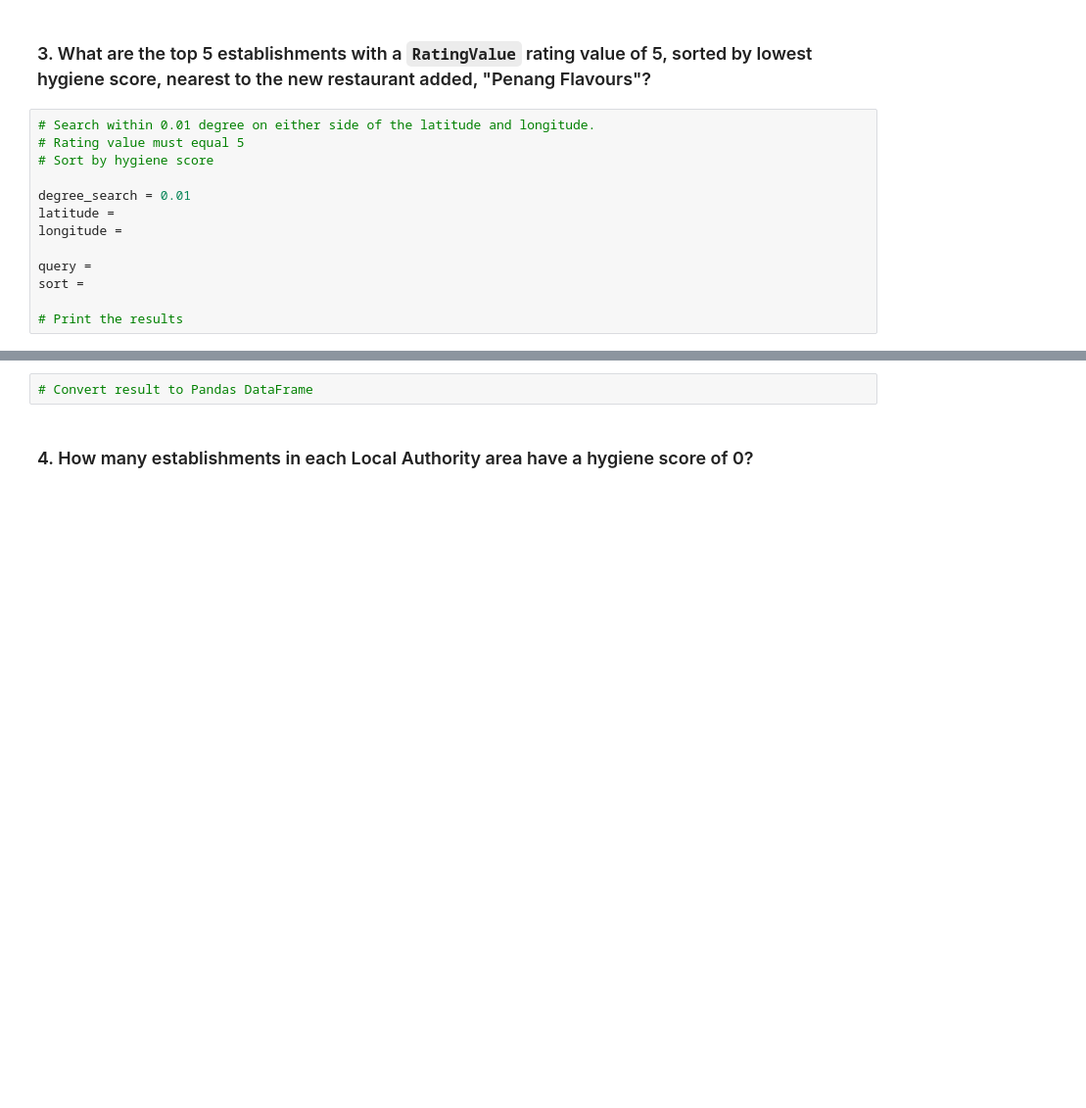
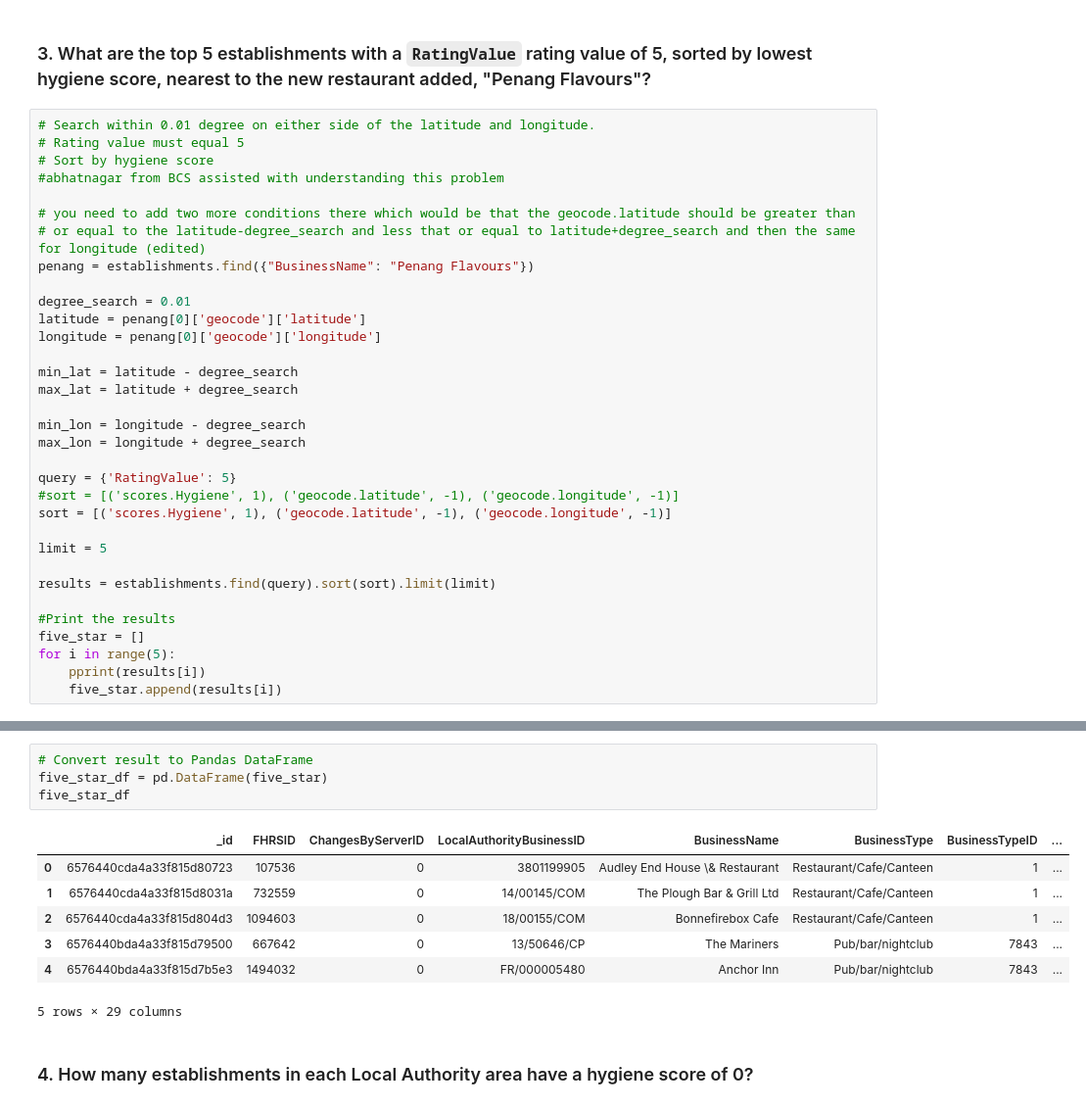
Before and after one commit to sma005/nosql-challenge, a Jupyter notebook: NoSQL_analysis_starter.ipynb, the cells around one changed output, grey strips where cells are left out. Shown at 98% size. Cells and saved outputs as stored; diff of their text form; blank space fills up the shorter version.

Commit message:
one more problem

```diff
--- a/NoSQL_analysis_starter.ipynb
+++ b/NoSQL_analysis_starter.ipynb
@@ -105,12 +141,32 @@ IndexError: no such item for Cursor instance
 # Search within 0.01 degree on either side of the latitude and longitude.
 # Rating value must equal 5
 # Sort by hygiene score
+#abhatnagar from BCS assisted with understanding this problem
+
+# you need to add two more conditions there which would be that the geocode.latitude should be greater than
+# or equal to the latitude-degree_search and less that or equal to latitude+degree_search and then the same for longitude (edited)
+penang = establishments.find({"BusinessName": "Penang Flavours"})
 
 degree_search = 0.01
-latitude =
-longitude =
+latitude = penang[0]['geocode']['latitude']
+longitude = penang[0]['geocode']['longitude']
 
-query =
-sort =
+min_lat = latitude - degree_search
+max_lat = latitude + degree_search
 
-# Print the results
+min_lon = longitude - degree_search
+max_lon = longitude + degree_search
+
+query = {'RatingValue': 5}
+#sort = [('scores.Hygiene', 1), ('geocode.latitude', -1), ('geocode.longitude', -1)]
+sort = [('scores.Hygiene', 1), ('geocode.latitude', -1), ('geocode.longitude', -1)]
+
+limit = 5
+
+results = establishments.find(query).sort(sort).limit(limit)
+
+#Print the results
+five_star = []
+for i in range(5):
+    pprint(results[i])
+    five_star.append(results[i])
@@ -117,5 +191,15 @@ sort =
 # %%
 # Convert result to Pandas DataFrame
+five_star_df = pd.DataFrame(five_star)
+five_star_df
+# %% [output]
+|  | _id | FHRSID | ChangesByServerID | LocalAuthorityBusinessID | BusinessName | BusinessType | BusinessTypeID | ... |
+| 0 | 6576440cda4a33f815d80723 | 107536 | 0 | 3801199905 | Audley End House \& Restaurant | Restaurant/Cafe/Canteen | 1 | ... |
+| 1 | 6576440cda4a33f815d8031a | 732559 | 0 | 14/00145/COM | The Plough Bar & Grill Ltd | Restaurant/Cafe/Canteen | 1 | ... |
+| 2 | 6576440cda4a33f815d804d3 | 1094603 | 0 | 18/00155/COM | Bonnefirebox Cafe | Restaurant/Cafe/Canteen | 1 | ... |
+| 3 | 6576440bda4a33f815d79500 | 667642 | 0 | 13/50646/CP | The Mariners | Pub/bar/nightclub | 7843 | ... |
+| 4 | 6576440bda4a33f815d7b5e3 | 1494032 | 0 | FR/000005480 | Anchor Inn | Pub/bar/nightclub | 7843 | ... |
+5 rows × 29 columns
 # %% [markdown]
 ### 4. How many establishments in each Local Authority area have a hygiene score of 0?
 # %%
```
Also changed, not shown: parts of 7 cells of this notebook.
